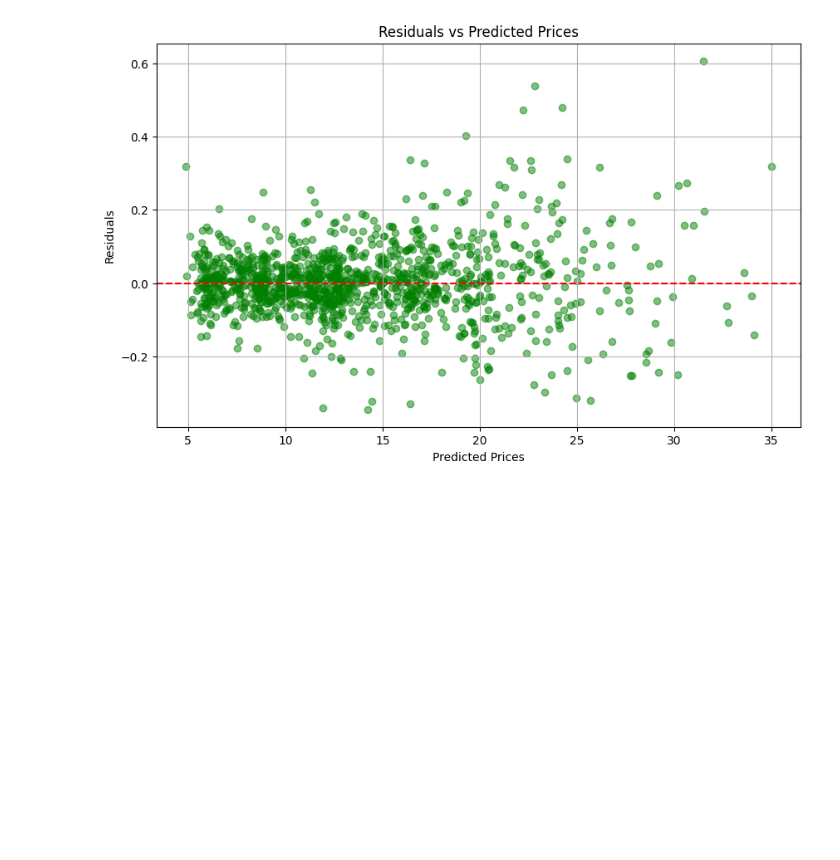
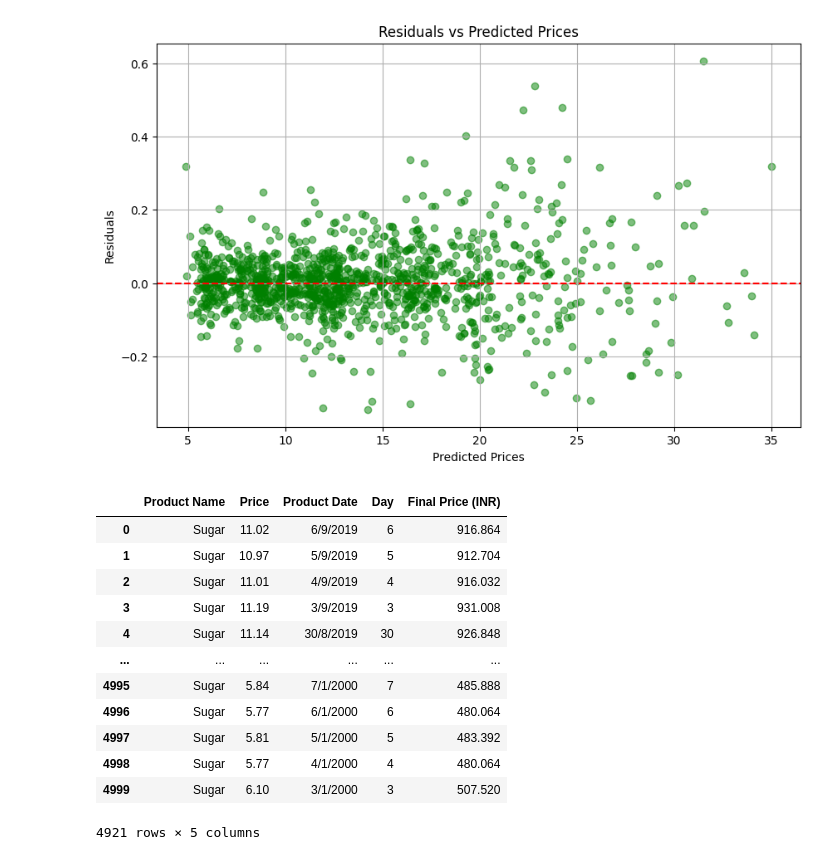
Before and after one commit to vinayiet/Data-Analysis, a Jupyter notebook: data_analysis.ipynb, the cells around one changed output. Cells and saved outputs as stored; diff of their text form; code cells hidden in the pictures; blank space fills up the shorter version.

Commit message:
Added code for the output.xls for processed data

```diff
--- a/data_analysis.ipynb
+++ b/data_analysis.ipynb
@@ -520,3 +524,35 @@ plt.grid(True)
 plt.show()
 # %% [output]
 [figure]
+# %%
+
+
+conversion_rate_usd_to_inr = 83.20
+
+# Create the new DataFrame with the existing columns
+new_df = pd.DataFrame({
+    'Product Name': 'Sugar',
+    'Price': df['Price'],
+    'Product Date': df['Day'].astype(str) + '/' + df['Month'].astype(str) + '/' + df['Year'].astype(str),
+    'Day': df['Day'],
+    'Final Price (INR)': df['Price'] * conversion_rate_usd_to_inr
+})
+
+# Save the new DataFrame to an Excel file named 'Output.xlsx'
+new_df.to_excel('Output.xlsx', index=False, engine='openpyxl')
+# %%
+new_df
+# %% [output]
+|  | Product Name | Price | Product Date | Day | Final Price (INR) |
+| 0 | Sugar | 11.02 | 6/9/2019 | 6 | 916.864 |
+| 1 | Sugar | 10.97 | 5/9/2019 | 5 | 912.704 |
+| 2 | Sugar | 11.01 | 4/9/2019 | 4 | 916.032 |
+| 3 | Sugar | 11.19 | 3/9/2019 | 3 | 931.008 |
+| 4 | Sugar | 11.14 | 30/8/2019 | 30 | 926.848 |
+| ... | ... | ... | ... | ... | ... |
+| 4995 | Sugar | 5.84 | 7/1/2000 | 7 | 485.888 |
+| 4996 | Sugar | 5.77 | 6/1/2000 | 6 | 480.064 |
+| 4997 | Sugar | 5.81 | 5/1/2000 | 5 | 483.392 |
+| 4998 | Sugar | 5.77 | 4/1/2000 | 4 | 480.064 |
+| 4999 | Sugar | 6.10 | 3/1/2000 | 3 | 507.520 |
+4921 rows × 5 columns
```
Also changed, not shown: parts of 3 cells of this notebook, 3 other files.
